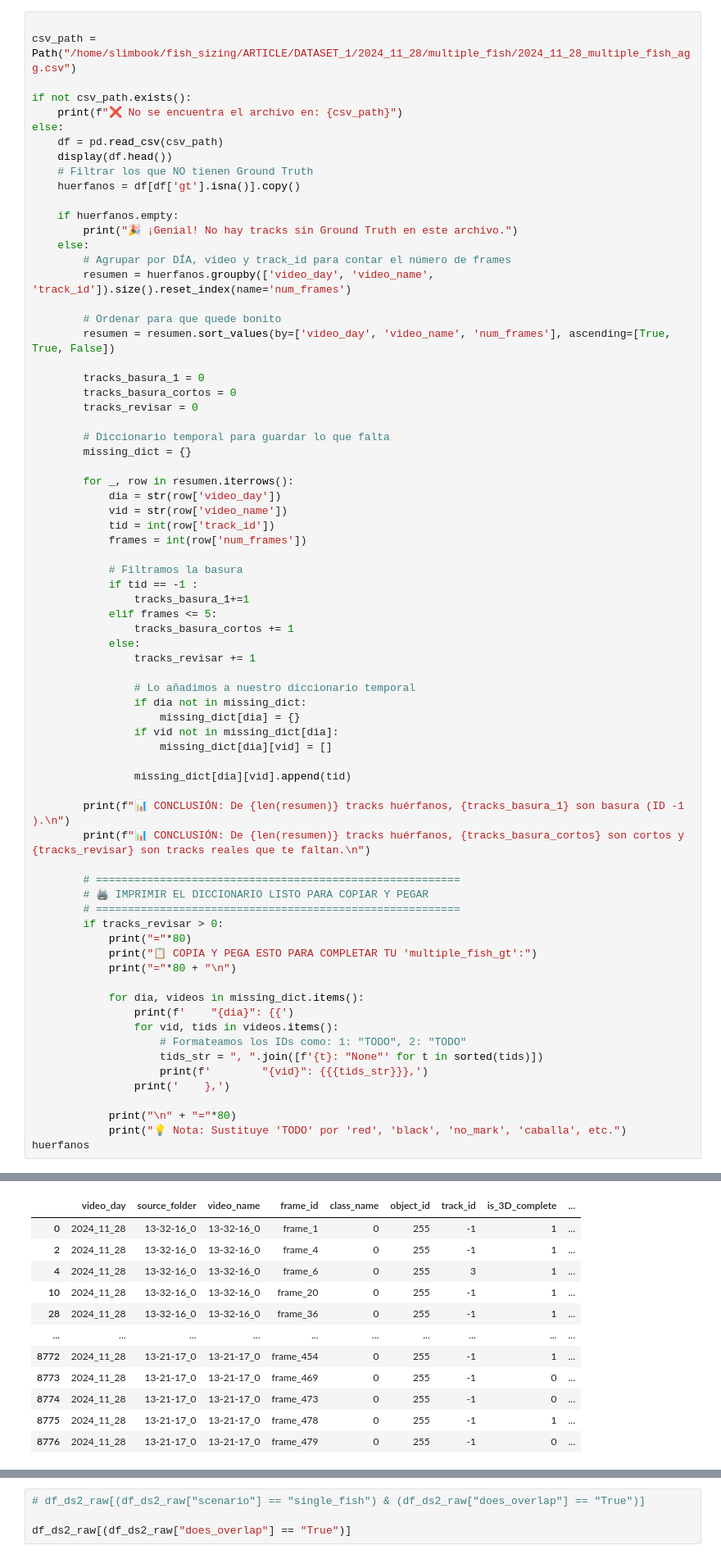
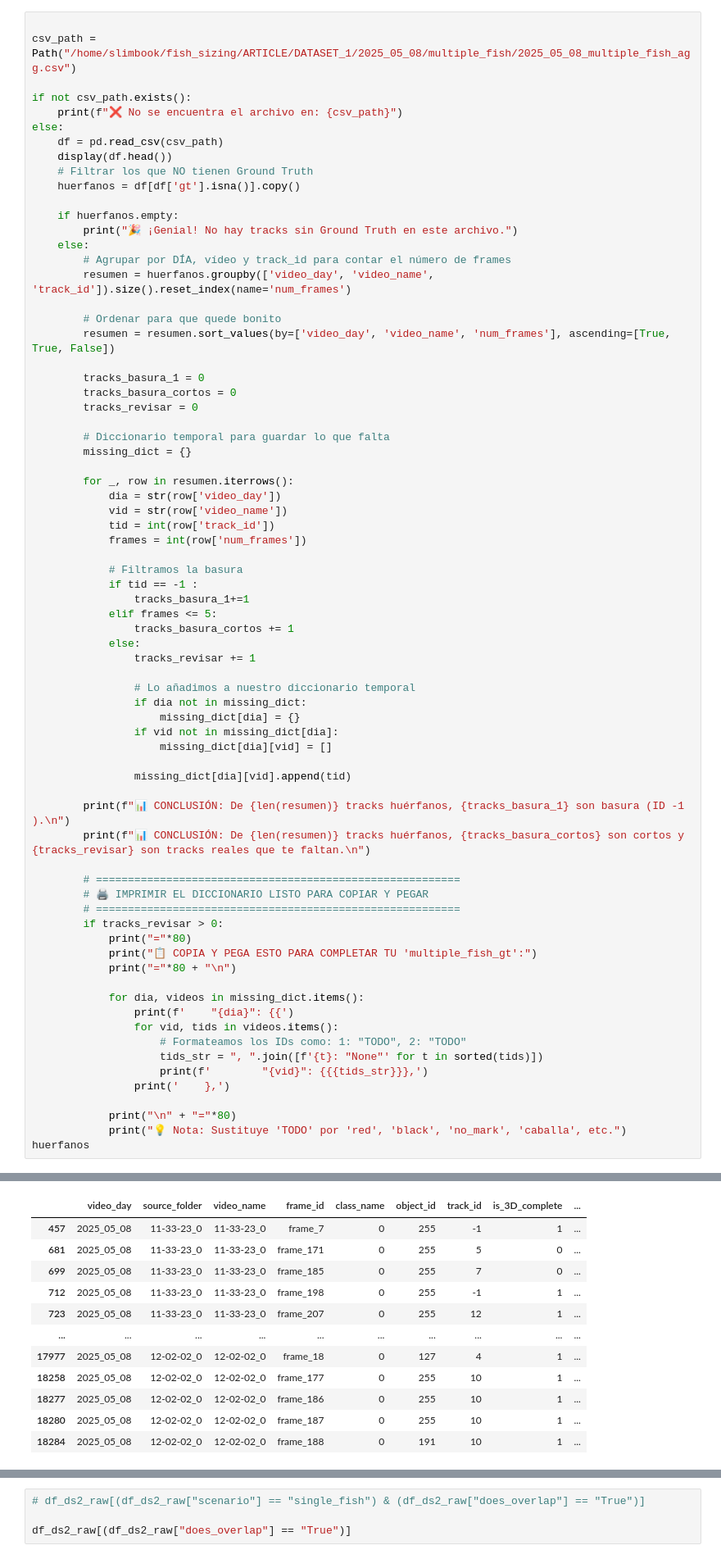
Before and after one commit to Caterina1996/fish_sizing, a Jupyter notebook: scripts/results_analysis/GENERATE_AGG_CSVS_DATASETS.ipynb, the cells around one changed output, grey strips where cells are left out. Shown at 82% size. Drawn from its saved outputs; the diff is of its cells as text.

```diff
--- a/scripts/results_analysis/GENERATE_AGG_CSVS_DATASETS.ipynb
+++ b/scripts/results_analysis/GENERATE_AGG_CSVS_DATASETS.ipynb
@@ -430,7 +472,7 @@ The autoreload extension is already loaded. To reload it, use:
 🎉 ALL DATASETS COMPLETED SUCCESSFULLY!
 # %%
 
-csv_path = Path("/home/slimbook/fish_sizing/ARTICLE/DATASET_1/2024_11_28/multiple_fish/2024_11_28_multiple_fish_agg.csv")
+csv_path = Path("/home/slimbook/fish_sizing/ARTICLE/DATASET_1/2025_05_08/multiple_fish/2025_05_08_multiple_fish_agg.csv")
 
 if not csv_path.exists():
     print(f"❌ No se encuentra el archivo en: {csv_path}")
@@ -513,12 +555,12 @@ huerfanos
 |  | video_day | source_folder | video_name | frame_id | class_name | object_id | track_id | is_3D_complete | ... |
-| 0 | 2024_11_28 | 13-32-16_0 | 13-32-16_0 | frame_1 | 0 | 255 | -1 | 1 | ... |
-| 2 | 2024_11_28 | 13-32-16_0 | 13-32-16_0 | frame_4 | 0 | 255 | -1 | 1 | ... |
-| 4 | 2024_11_28 | 13-32-16_0 | 13-32-16_0 | frame_6 | 0 | 255 | 3 | 1 | ... |
-| 10 | 2024_11_28 | 13-32-16_0 | 13-32-16_0 | frame_20 | 0 | 255 | -1 | 1 | ... |
-| 28 | 2024_11_28 | 13-32-16_0 | 13-32-16_0 | frame_36 | 0 | 255 | -1 | 1 | ... |
+| 457 | 2025_05_08 | 11-33-23_0 | 11-33-23_0 | frame_7 | 0 | 255 | -1 | 1 | ... |
+| 681 | 2025_05_08 | 11-33-23_0 | 11-33-23_0 | frame_171 | 0 | 255 | 5 | 0 | ... |
+| 699 | 2025_05_08 | 11-33-23_0 | 11-33-23_0 | frame_185 | 0 | 255 | 7 | 0 | ... |
+| 712 | 2025_05_08 | 11-33-23_0 | 11-33-23_0 | frame_198 | 0 | 255 | -1 | 1 | ... |
+| 723 | 2025_05_08 | 11-33-23_0 | 11-33-23_0 | frame_207 | 0 | 255 | 12 | 1 | ... |
 | ... | ... | ... | ... | ... | ... | ... | ... | ... | ... |
-| 8772 | 2024_11_28 | 13-21-17_0 | 13-21-17_0 | frame_454 | 0 | 255 | -1 | 1 | ... |
-| 8773 | 2024_11_28 | 13-21-17_0 | 13-21-17_0 | frame_469 | 0 | 255 | -1 | 0 | ... |
-| 8774 | 2024_11_28 | 13-21-17_0 | 13-21-17_0 | frame_473 | 0 | 255 | -1 | 0 | ... |
-| 8775 | 2024_11_28 | 13-21-17_0 | 13-21-17_0 | frame_478 | 0 | 255 | -1 | 1 | ... |
-| 8776 | 2024_11_28 | 13-21-17_0 | 13-21-17_0 | frame_479 | 0 | 255 | -1 | 0 | ... |
+| 17977 | 2025_05_08 | 12-02-02_0 | 12-02-02_0 | frame_18 | 0 | 127 | 4 | 1 | ... |
+| 18258 | 2025_05_08 | 12-02-02_0 | 12-02-02_0 | frame_177 | 0 | 255 | 10 | 1 | ... |
+| 18277 | 2025_05_08 | 12-02-02_0 | 12-02-02_0 | frame_186 | 0 | 255 | 10 | 1 | ... |
+| 18280 | 2025_05_08 | 12-02-02_0 | 12-02-02_0 | frame_187 | 0 | 255 | 10 | 1 | ... |
+| 18284 | 2025_05_08 | 12-02-02_0 | 12-02-02_0 | frame_188 | 0 | 191 | 10 | 1 | ... |
```
Also changed, not shown: parts of 13 cells of this notebook.
